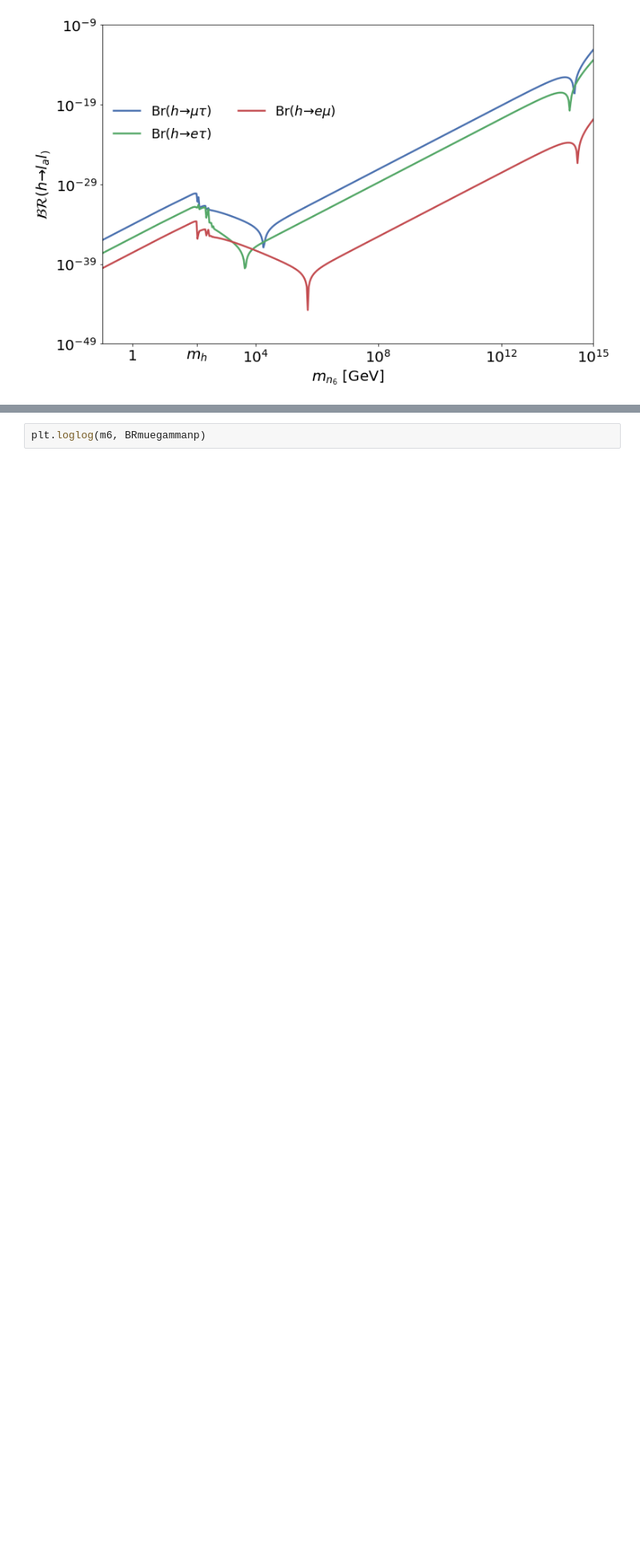
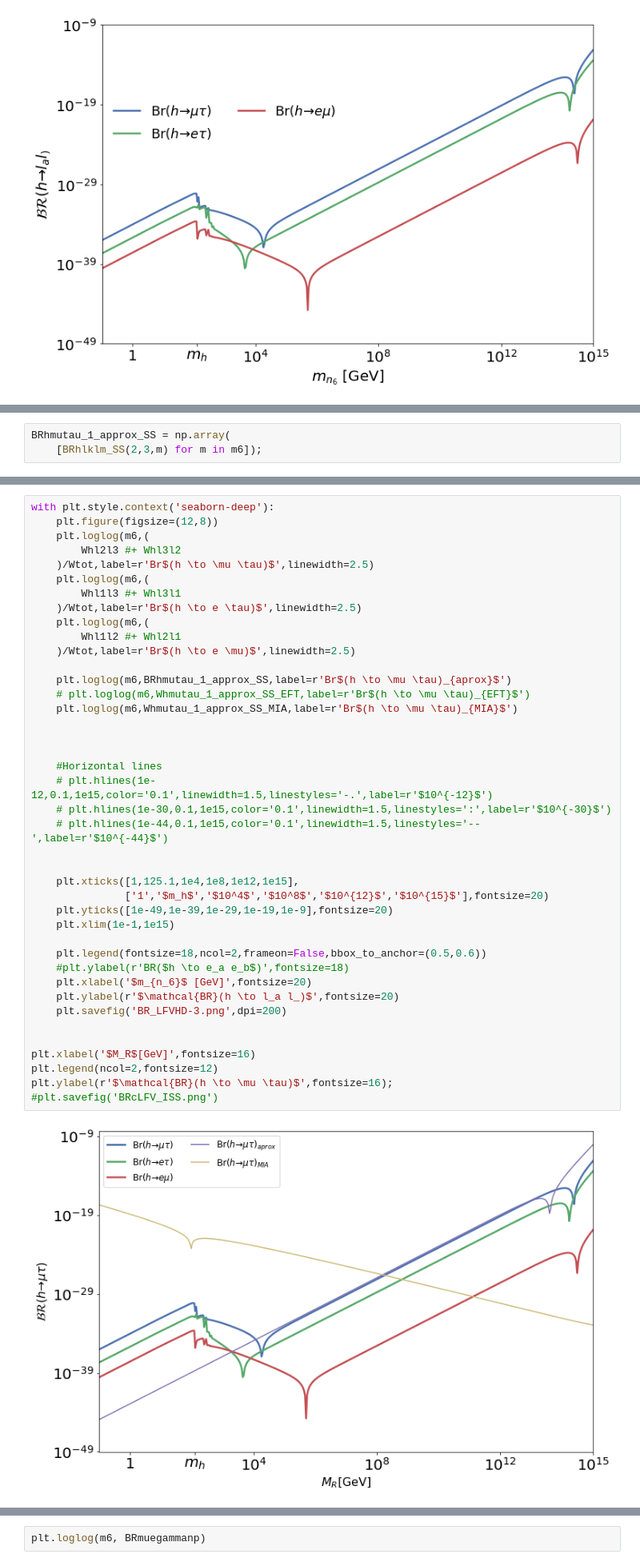
Before and after one commit to moiseszeleny/OneLoopLFVHD, a Jupyter notebook: Examples/Seesaw model/version 5/Branching ratios.ipynb, the cells around one changed output, grey strips where cells are left out. Shown at 80% size. Drawn from its saved outputs; the diff is of its cells as text; blank space fills up the shorter version.

```diff
--- a/Examples/Seesaw model/version 5/Branching ratios.ipynb
+++ b/Examples/Seesaw model/version 5/Branching ratios.ipynb
@@ -139,0 +236,3 @@ with plt.style.context('seaborn-deep'):
+# %%
+BRhmutau_1_approx_SS = np.array(
+    [BRhlklm_SS(2,3,m) for m in m6]);
@@ -140,3 +264,46 @@ with plt.style.context('seaborn-deep'):
+# %%
+with plt.style.context('seaborn-deep'):
+    plt.figure(figsize=(12,8))
+    plt.loglog(m6,(
+        Whl2l3 #+ Whl3l2
+    )/Wtot,label=r'Br$(h \to \mu \tau)$',linewidth=2.5)
+    plt.loglog(m6,(
+        Whl1l3 #+ Whl3l1
+    )/Wtot,label=r'Br$(h \to e \tau)$',linewidth=2.5)
+    plt.loglog(m6,(
+        Whl1l2 #+ Whl2l1
+    )/Wtot,label=r'Br$(h \to e \mu)$',linewidth=2.5)
+
+    plt.loglog(m6,BRhmutau_1_approx_SS,label=r'Br$(h \to \mu \tau)_{aprox}$')
+    # plt.loglog(m6,Whmutau_1_approx_SS_EFT,label=r'Br$(h \to \mu \tau)_{EFT}$')
+    plt.loglog(m6,Whmutau_1_approx_SS_MIA,label=r'Br$(h \to \mu \tau)_{MIA}$')
+
+
+
+    #Horizontal lines
+    # plt.hlines(1e-12,0.1,1e15,color='0.1',linewidth=1.5,linestyles='-.',label=r'$10^{-12}$')
+    # plt.hlines(1e-30,0.1,1e15,color='0.1',linewidth=1.5,linestyles=':',label=r'$10^{-30}$')
+    # plt.hlines(1e-44,0.1,1e15,color='0.1',linewidth=1.5,linestyles='--',label=r'$10^{-44}$')
+
+
+    plt.xticks([1,125.1,1e4,1e8,1e12,1e15],
+               ['1','$m_h$','$10^4$','$10^8$','$10^{12}$','$10^{15}$'],fontsize=20)
+    plt.yticks([1e-49,1e-39,1e-29,1e-19,1e-9],fontsize=20)
+    plt.xlim(1e-1,1e15)
+
+    plt.legend(fontsize=18,ncol=2,frameon=False,bbox_to_anchor=(0.5,0.6))
+    #plt.ylabel(r'BR($h \to e_a e_b$)',fontsize=18)
+    plt.xlabel('$m_{n_6}$ [GeV]',fontsize=20)
+    plt.ylabel(r'$\mathcal{BR}(h \to l_a l_)$',fontsize=20)
+    plt.savefig('BR_LFVHD-3.png',dpi=200)
+
+
+plt.xlabel('$M_R$[GeV]',fontsize=16)
+plt.legend(ncol=2,fontsize=12)
+plt.ylabel(r'$\mathcal{BR}(h \to \mu \tau)$',fontsize=16);
+#plt.savefig('BRcLFV_ISS.png')
+# %% [output]
+[figure, added]
 # %%
 with plt.style.context('seaborn-deep'):
     plt.figure(figsize=(12,8))
```
Also changed, not shown: parts of 5 cells of this notebook, 35 other files.
